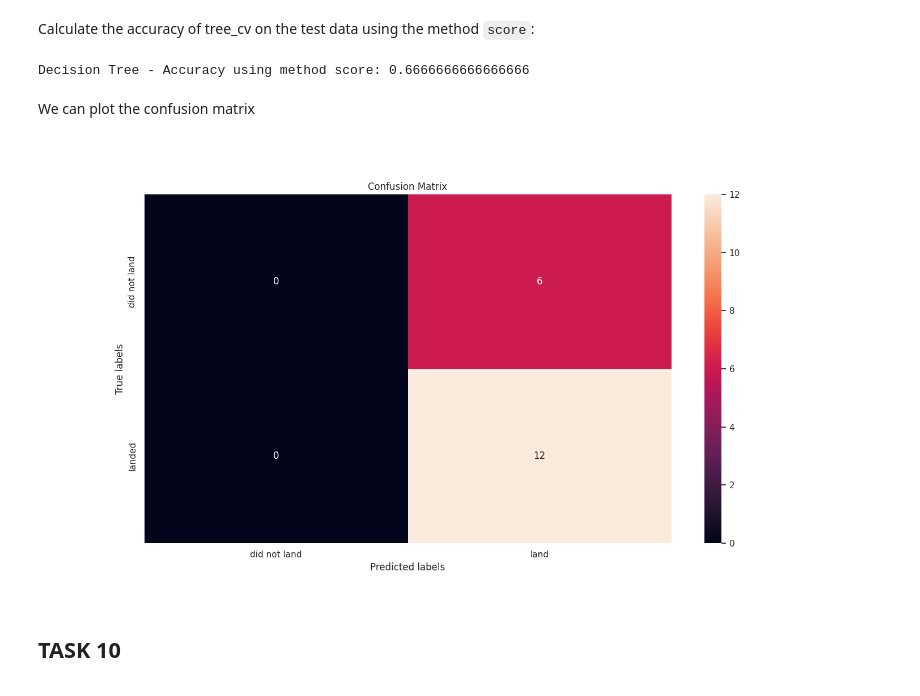
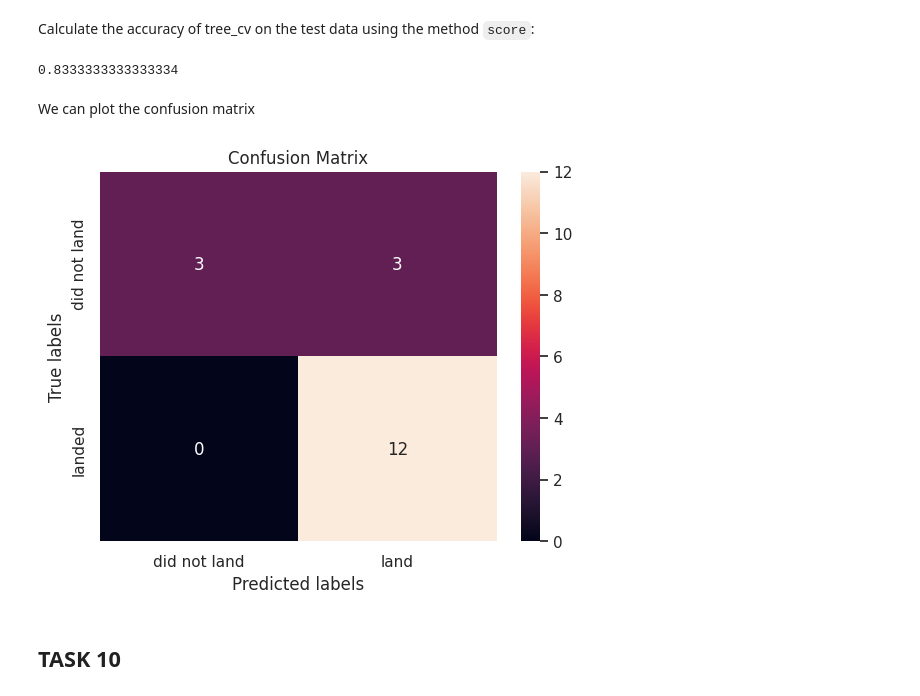
Before and after one commit to mboettger32/IBM-Applied-Data-Science-Captone, a Jupyter notebook: 8)SpaceX_Machine_Learning_Prediction_Part_5.jupyterlite.ipynb, the cells around one changed output. Saved outputs shown, nothing was run; the diff lists cells and outputs as text; code cells hidden in the pictures.

```diff
--- a/8)SpaceX_Machine_Learning_Prediction_Part_5.jupyterlite.ipynb
+++ b/8)SpaceX_Machine_Learning_Prediction_Part_5.jupyterlite.ipynb
@@ -172,5 +147,5 @@ parameters ={'C':[0.01,0.1,1],
 parameters ={"C":[0.01,0.1,1],'penalty':['l2'], 'solver':['lbfgs']}# l1 lasso l2 ridge
 lr=LogisticRegression()
 
-gridsearch_cv_lr = GridSearchCV(lr, parameters, scoring='accuracy', cv=10)
-logreg_cv = gridsearch_cv_lr.fit(X_train, Y_train)
+logreg_cv=GridSearchCV(lr, parameters, cv=10)
+logreg_cv.fit(X_train, Y_train)
@@ -212,5 +191,5 @@ parameters = {'kernel':('linear', 'rbf','poly','rbf', 'sigmoid'),
               'gamma':np.logspace(-3, 3, 5)}
 svm = SVC()
 # %%
-gridsearch_cv_svm = GridSearchCV(svm, parameters, scoring='accuracy', cv=10)
-svm_cv = gridsearch_cv_svm.fit(X_train, Y_train)
+svm_cv = GridSearchCV(svm, parameters, cv=10)
+svm_cv.fit(X_train, Y_train)
@@ -246,8 +231,11 @@ Create a decision tree classifier object then  create a  <code>GridSearchCV</cod
 parameters = {'criterion': ['gini', 'entropy'],
      'splitter': ['best', 'random'],
      'max_depth': [2*n for n in range(1,10)],
-     'max_features': ['auto', 'sqrt'],
+     'max_features': [ 'sqrt'],
      'min_samples_leaf': [1, 2, 4],
      'min_samples_split': [2, 5, 10]}
 
 tree = DecisionTreeClassifier()
+# %%
+tree_cv = GridSearchCV(tree, parameters, cv=10)
+tree_cv.fit(X_train, Y_train)
@@ -268,20 +257,18 @@ accuracy : 0.8767857142857143
 ## TASK  9
 # %% [markdown]
 Calculate the accuracy of tree_cv on the test data using the method <code>score</code>:
-# %%
-tree_score = tree_cv.score(X_test, Y_test)
-
-
-print(f"Decision Tree - Accuracy using method score: {tree_score}")
-# %% [output]
-Decision Tree - Accuracy using method score: 0.6666666666666666
+# %%
+tree_accuracy = tree_cv.score(X_test, Y_test)
+tree_accuracy
+# %% [output]
+0.8333333333333334
 # %% [markdown]
 We can plot the confusion matrix
 # %%
-yhat = tree_cv.predict(X_test)
-plot_confusion_matrix(Y_test,yhat)
+tree_yhat = tree_cv.predict(X_test)
+plot_confusion_matrix(Y_test, tree_yhat)
 # %% [output]
-[figure, old version]
+[figure, new version]
 # %% [markdown]
 ## TASK  10
 # %% [markdown]
```
Also changed, not shown: parts of 27 cells of this notebook.
